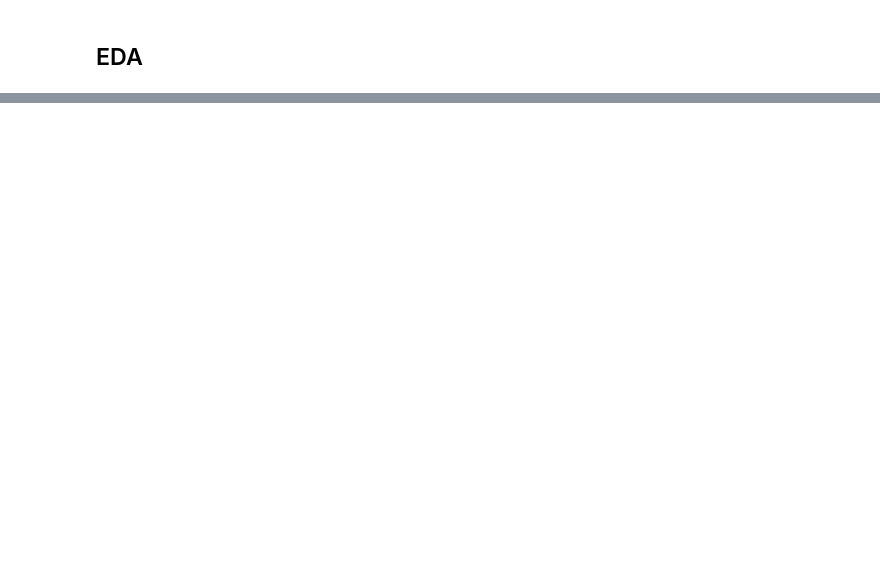
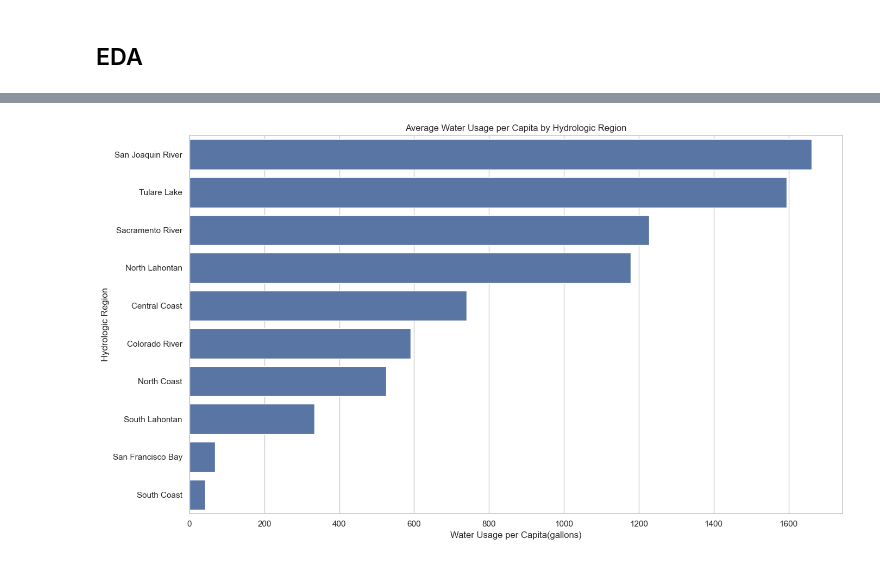
Before and after one commit to harneetdhillon2020/cmpe255_final_project, a Jupyter notebook: 255_project.ipynb, the cells around one changed output, grey strips where cells are left out. Saved outputs shown, nothing was run; the diff lists cells and outputs as text; code cells hidden in the pictures; blank space fills up the shorter version.

```diff
--- a/255_project.ipynb
+++ b/255_project.ipynb
@@ -460,0 +611,16 @@ Missing values by column:
+# %%
+# Water usage by hydrologic region
+region_usage = ddf.groupby('hydrologic_region')['water_usage_per_capita'].mean().compute()
+region_usage = region_usage.sort_values(ascending=False)
+
+plt.figure(figsize=(14, 8))
+sns.barplot(x=region_usage.values, y=region_usage.index)
+plt.title('Average Water Usage per Capita by Hydrologic Region')
+plt.xlabel('Water Usage per Capita(gallons)')
+plt.ylabel('Hydrologic Region')
+plt.tight_layout()
+plt.savefig('./images/region_water_usage.svg', dpi=300)
+plt.show()
+plt.close()
+# %% [output]
+[figure, added]
```
Also changed, not shown: parts of 47 cells of this notebook, 26 other files.
